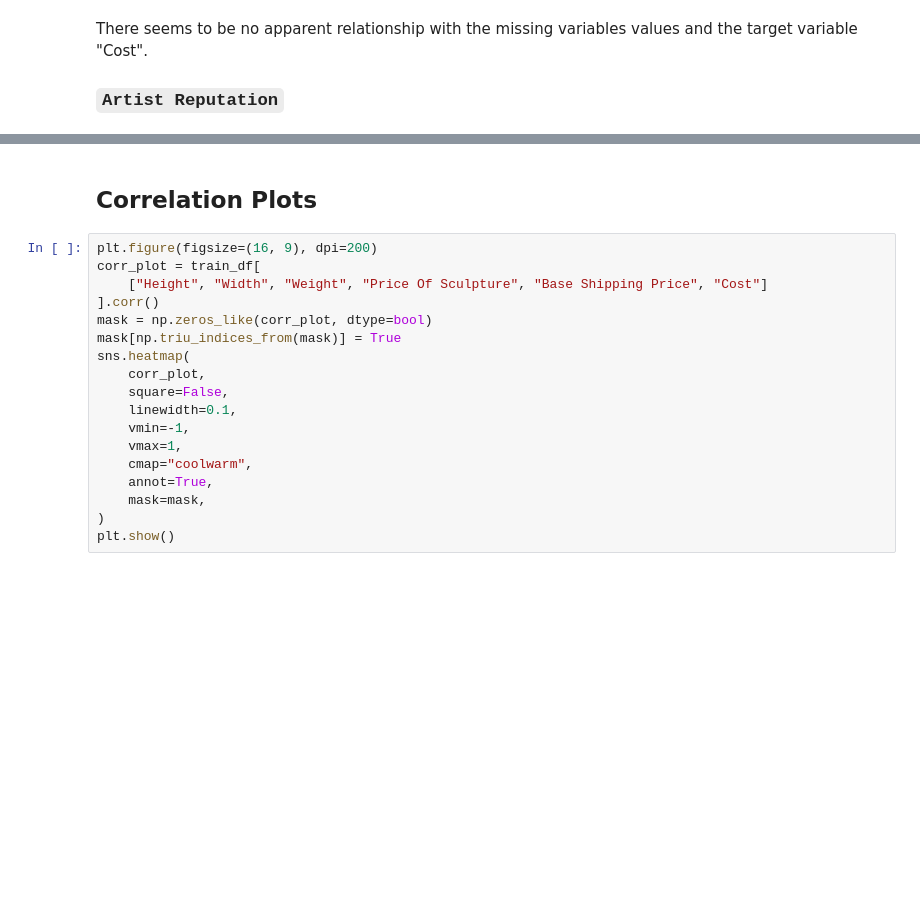
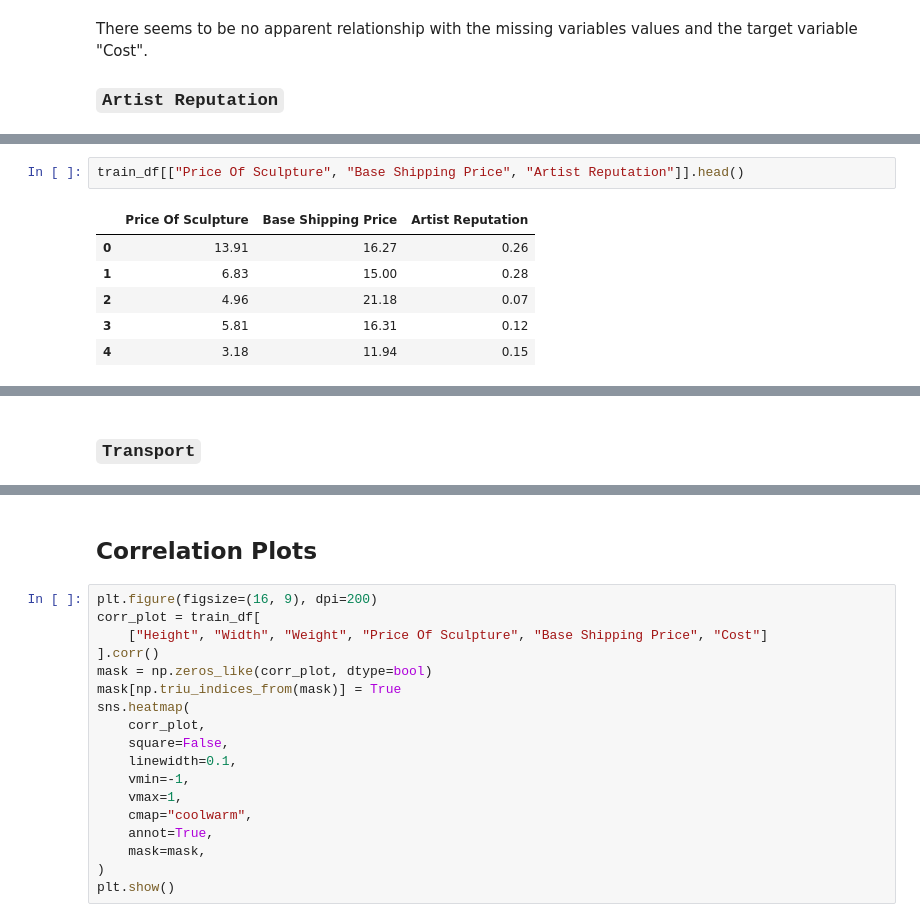
Before and after one commit to jacob5412/HackerEarth-Exhibit-Art, a Jupyter notebook: EDA-2.ipynb, the cells around one changed output, grey strips where cells are left out. Drawn from its saved outputs; the diff is of its cells as text; blank space fills up the shorter version.

```diff
--- a/EDA-2.ipynb
+++ b/EDA-2.ipynb
@@ -208,0 +412,9 @@ RandomForestRegressor(max_depth=2, random_state=0)
+# %%
+train_df[["Price Of Sculpture", "Base Shipping Price", "Artist Reputation"]].head()
+# %% [output]
+|  | Price Of Sculpture | Base Shipping Price | Artist Reputation |
+| 0 | 13.91 | 16.27 | 0.26 |
+| 1 | 6.83 | 15.00 | 0.28 |
+| 2 | 4.96 | 21.18 | 0.07 |
+| 3 | 5.81 | 16.31 | 0.12 |
+| 4 | 3.18 | 11.94 | 0.15 |
@@ -208,0 +422,2 @@ RandomForestRegressor(max_depth=2, random_state=0)
+# %% [markdown]
+### `Transport`
```
Also changed, not shown: parts of 51 cells of this notebook.
